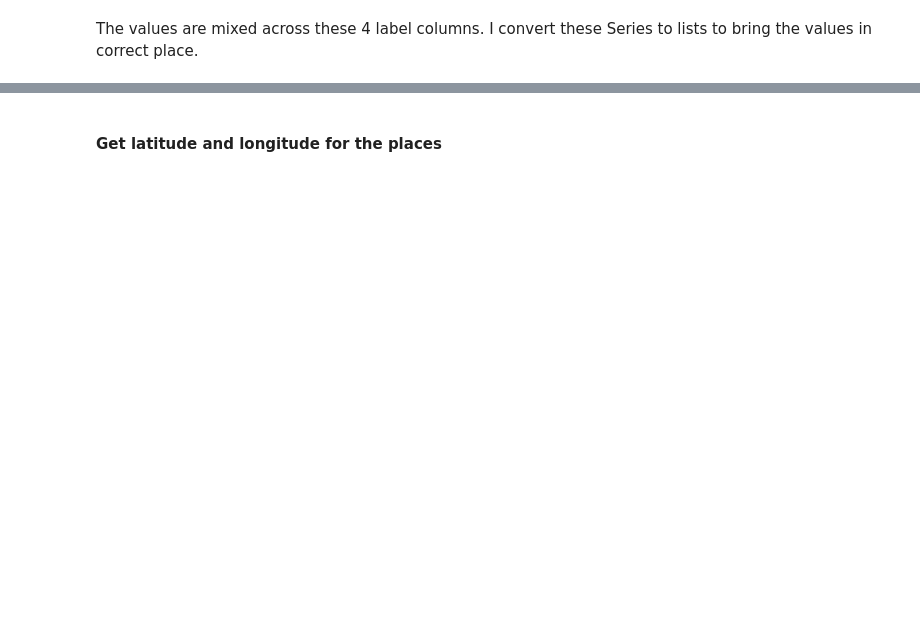
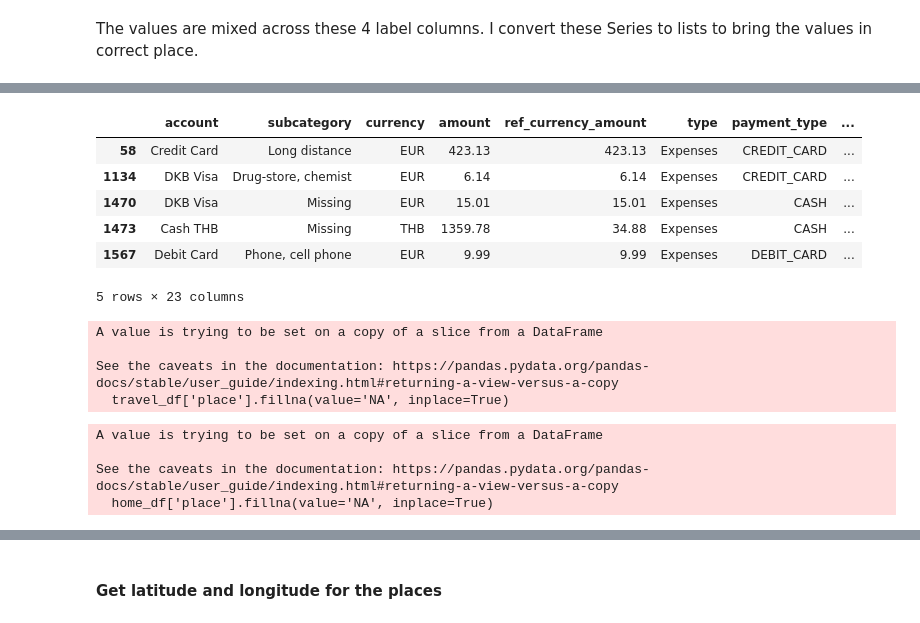
Before and after one commit to neaderr/Personal-Expenses-Analysis, a Jupyter notebook: expenses_v2.ipynb, the cells around one changed output, grey strips where cells are left out. Drawn from its saved outputs; the diff is of its cells as text; code cells hidden in the pictures; blank space fills up the shorter version.

```diff
--- a/expenses_v2.ipynb
+++ b/expenses_v2.ipynb
@@ -315,5 +391,7 @@ df.head()
 # %%
-# exclude/filter out deposit entries (deposits for hotel rooms etc.)
-df = df[~df.note.str.contains("Deposit")]
+# exclude/filter out deposit and transfer
+filter_dep_trans = ["Transfer", "Deposit"]
+
+df = df[~df.note.str.contains("|".join(filter_dep_trans))]
 # %%
 # fill NaN values in nature column to NA (for income entries)
@@ -334,10 +412,15 @@ non_travel_exp = [
     "Electronics, accessories",
     "Books, audio, subscriptions",
     "Education, development",
+    "Software, apps, games",
 ]
 
 trip_label = "BIG TRIP"
 # %%
 # assign conditional column
-home_df['travel_expense'] = np.where(home_df['labels'].str.contains(trip_label), True, False)
-travel_df['travel_expense'] = np.where(travel_df['subcategory'].isin(non_travel_exp), False, True)
+home_df["travel_expense"] = np.where(
+    home_df["labels"].str.contains(trip_label), True, False
+)
+travel_df["travel_expense"] = np.where(
+    travel_df["subcategory"].isin(non_travel_exp), False, True
+)
@@ -346,0 +438,6 @@ travel_df[travel_df['travel_expense'] == True]
+# %%
+# inspect the dataframe and correct some values
+travel_df.loc[travel_df["l2"] == "Phuket", ["place"]] = "Phuket"
+travel_df.loc[travel_df["place"] == "Road trip", ["place"]] = "Sangkhlaburi"
+travel_df.loc[travel_df["place"] == "BIG TRIP", ["place"]] = "Bangkok"
+travel_df.loc[travel_df["type"] == "Income", ["travel_expense"]] = "NA"
@@ -346,0 +450,21 @@ travel_df[travel_df['travel_expense'] == True]
+# %%
+# apply filter where travel expense = True and place is NaN
+travel_df.loc[
+    (travel_df["place"].isnull()) & (travel_df["travel_expense"] == True)
+].head()
+# %% [output]
+|  | account | subcategory | currency | amount | ref_currency_amount | type | payment_type | ... |
+| 58 | Credit Card | Long distance | EUR | 423.13 | 423.13 | Expenses | CREDIT_CARD | ... |
+| 1134 | DKB Visa | Drug-store, chemist | EUR | 6.14 | 6.14 | Expenses | CREDIT_CARD | ... |
+| 1470 | DKB Visa | Missing | EUR | 15.01 | 15.01 | Expenses | CASH | ... |
+| 1473 | Cash THB | Missing | THB | 1359.78 | 34.88 | Expenses | CASH | ... |
+| 1567 | Debit Card | Phone, cell phone | EUR | 9.99 | 9.99 | Expenses | DEBIT_CARD | ... |
+5 rows × 23 columns
+# %%
+# fill NaN values in place variable to NA
+travel_df["place"].fillna(value="NA", inplace=True)
+# %% [output]
+A value is trying to be set on a copy of a slice from a DataFrame
+
+See the caveats in the documentation: https://pandas.pydata.org/pandas-docs/stable/user_guide/indexing.html#returning-a-view-versus-a-copy
+  travel_df['place'].fillna(value='NA', inplace=True)
@@ -347,3 +474,11 @@ travel_df[travel_df['travel_expense'] == True]
+# %%
+# fill place to NA
+home_df["place"].fillna(value="NA", inplace=True)
+# %% [output]
+A value is trying to be set on a copy of a slice from a DataFrame
+
+See the caveats in the documentation: https://pandas.pydata.org/pandas-docs/stable/user_guide/indexing.html#returning-a-view-versus-a-copy
+  home_df['place'].fillna(value='NA', inplace=True)
 # %%
 # combine the datasets again
 df = pd.concat([home_df, travel_df])
```
Also changed, not shown: parts of 42 cells of this notebook.
